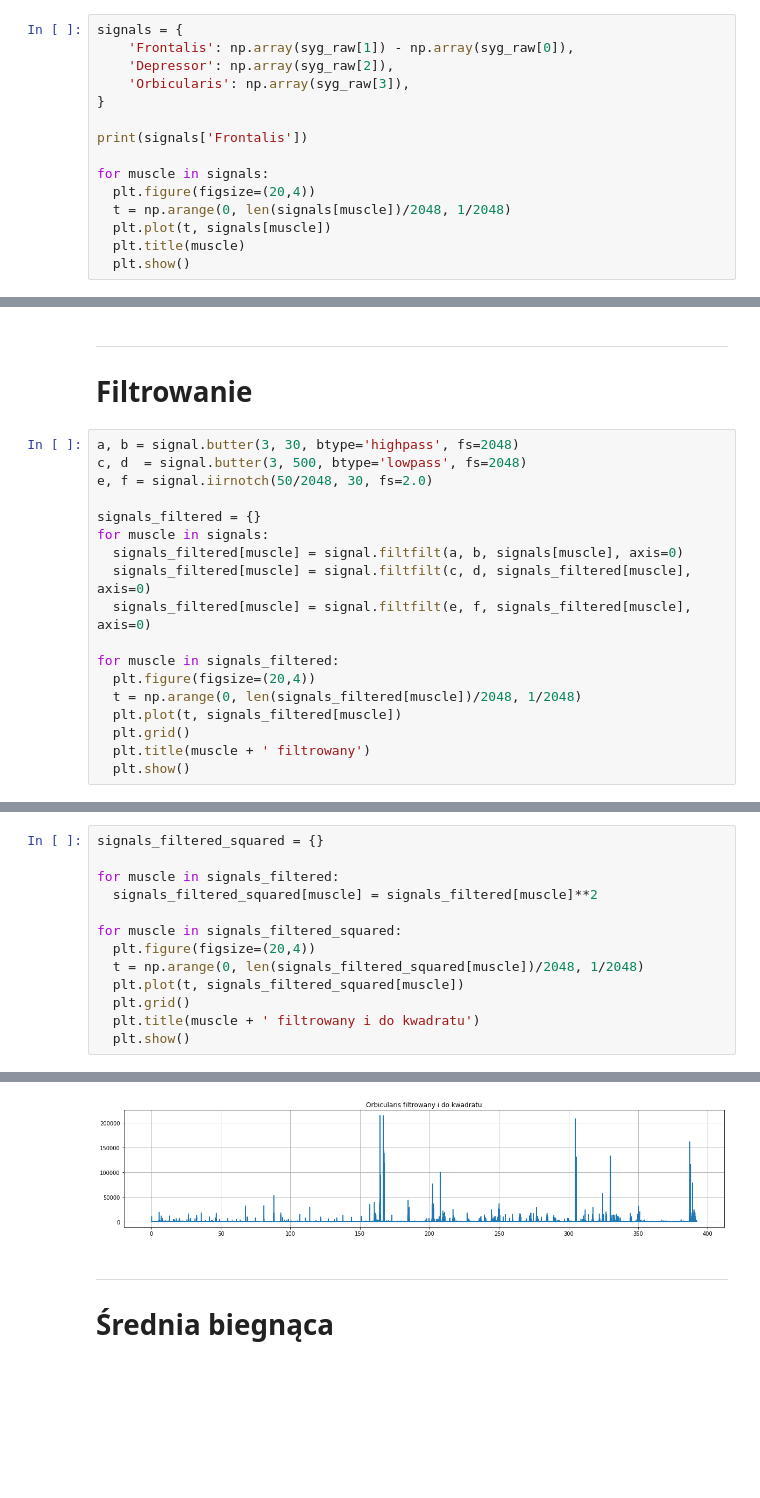
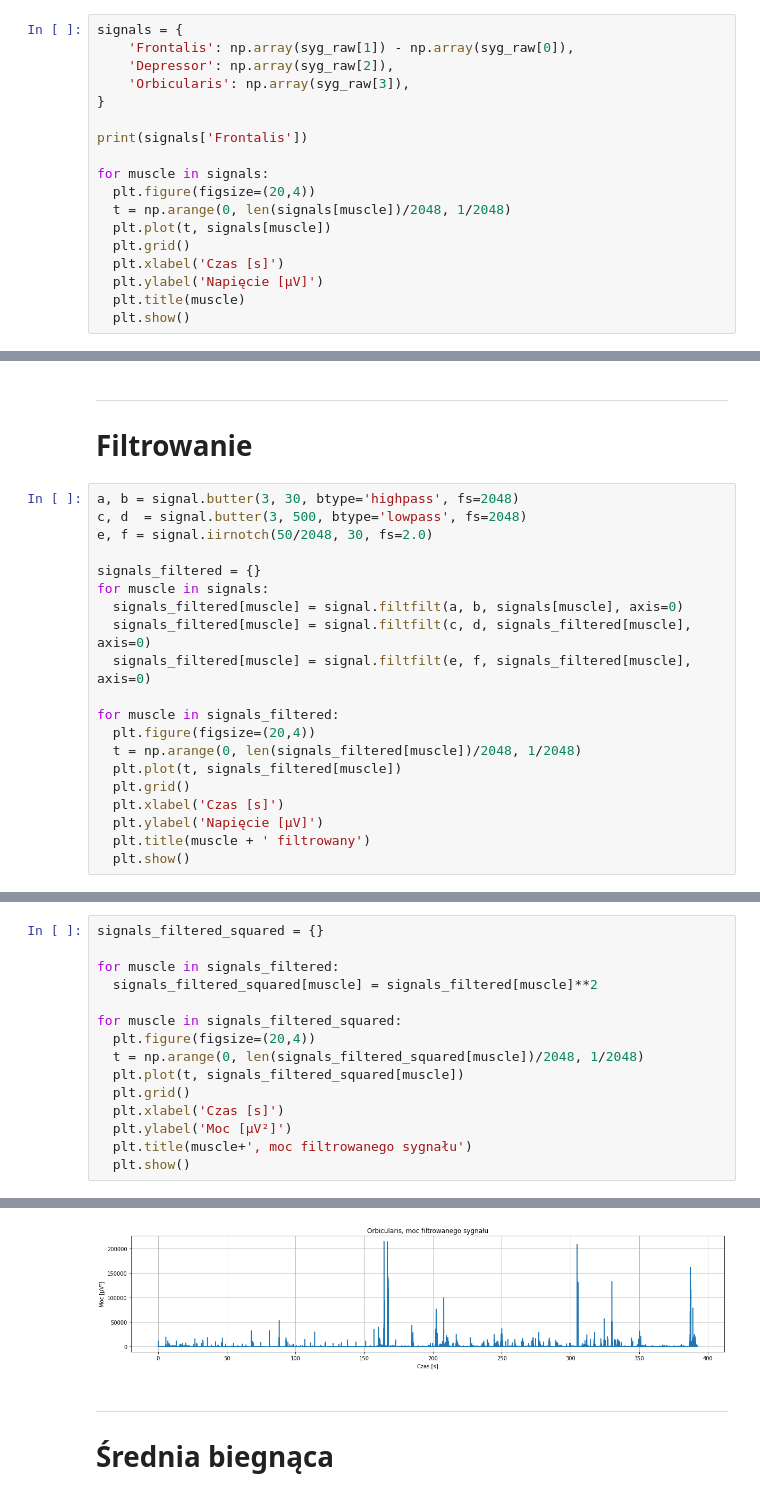
Before and after one commit to Laz4rz/MedSignalAnalysis, a Jupyter notebook: EMG_face_emotion_comparison.ipynb, the cells around one changed output, grey strips where cells are left out. Saved outputs shown, nothing was run; the diff lists cells and outputs as text; blank space fills up the shorter version.

```diff
--- a/EMG_face_emotion_comparison.ipynb
+++ b/EMG_face_emotion_comparison.ipynb
@@ -56,6 +56,9 @@ for muscle in signals:
   plt.figure(figsize=(20,4))
   t = np.arange(0, len(signals[muscle])/2048, 1/2048)
   plt.plot(t, signals[muscle])
+  plt.grid()
+  plt.xlabel('Czas [s]')
+  plt.ylabel('Napięcie [µV]')
   plt.title(muscle)
   plt.show()
 # %% [output]
@@ -83,6 +86,8 @@ for muscle in signals_filtered:
   t = np.arange(0, len(signals_filtered[muscle])/2048, 1/2048)
   plt.plot(t, signals_filtered[muscle])
   plt.grid()
+  plt.xlabel('Czas [s]')
+  plt.ylabel('Napięcie [µV]')
   plt.title(muscle + ' filtrowany')
   plt.show()
 # %% [output]
@@ -102,6 +107,8 @@ for muscle in signals_filtered_squared:
   t = np.arange(0, len(signals_filtered_squared[muscle])/2048, 1/2048)
   plt.plot(t, signals_filtered_squared[muscle])
   plt.grid()
-  plt.title(muscle + ' filtrowany i do kwadratu')
+  plt.xlabel('Czas [s]')
+  plt.ylabel('Moc [µV²]')
+  plt.title(muscle+', moc filtrowanego sygnału')
   plt.show()
 # %% [output]
@@ -110,4 +117,4 @@ for muscle in signals_filtered_squared:
-[figure, old version]
+[figure, new version]
 # %% [markdown]
 ---
 # Średnia biegnąca
```
Also changed, not shown: parts of 8 cells of this notebook.
